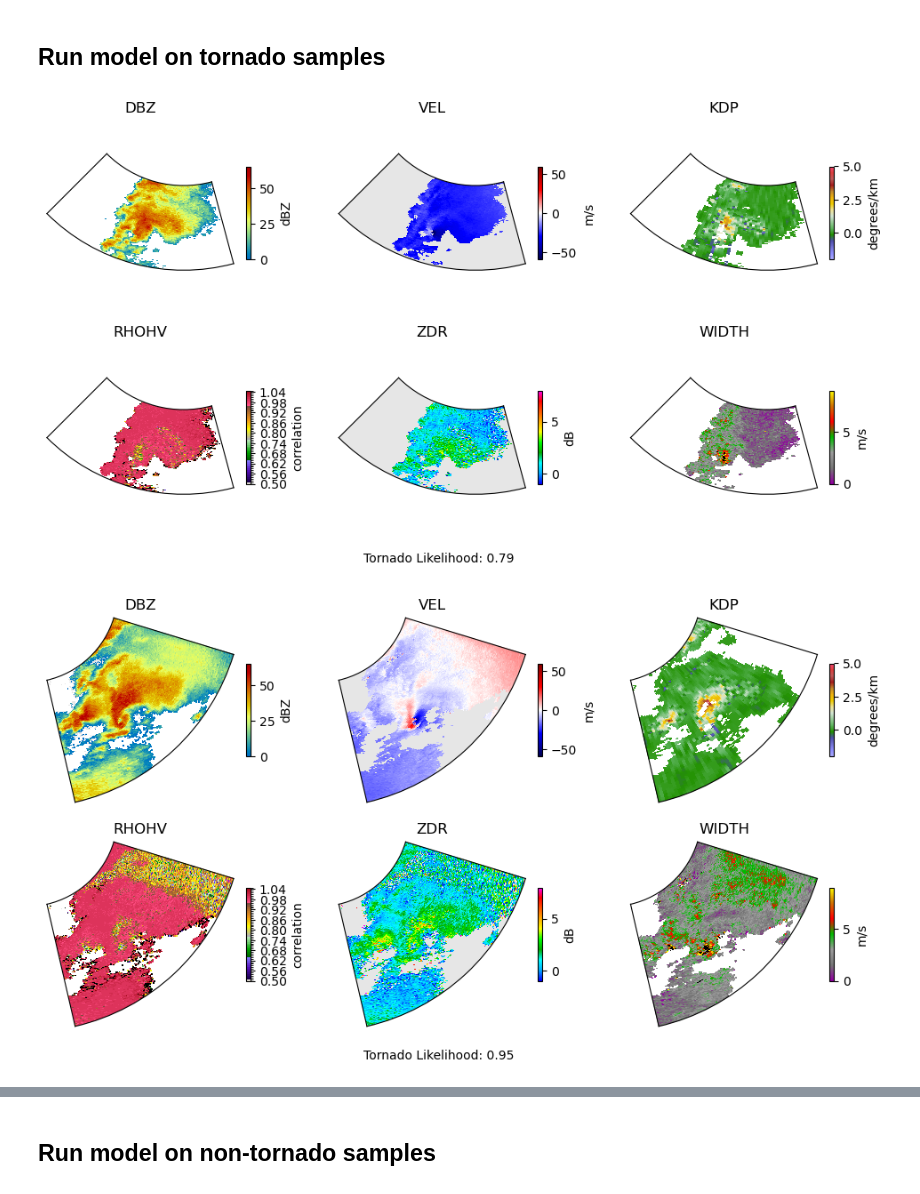
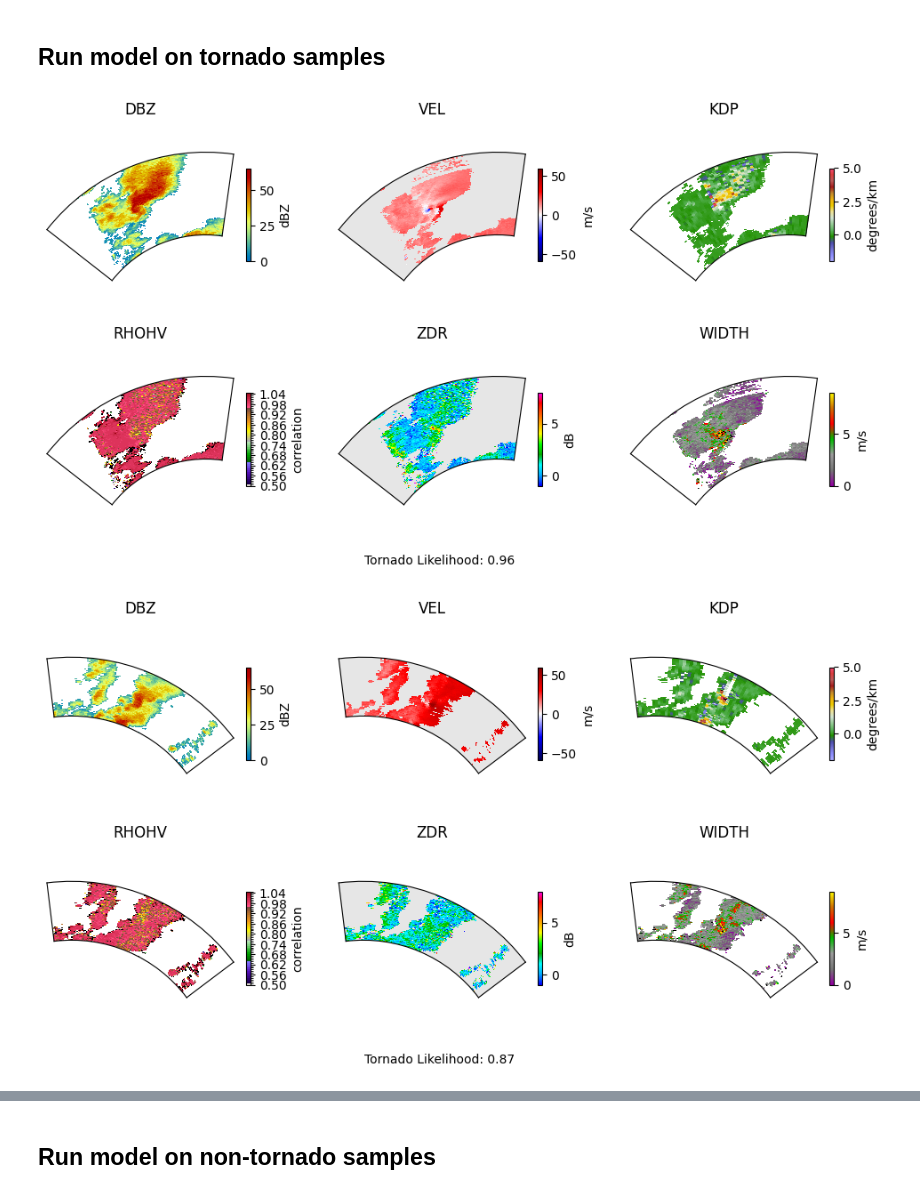
Before and after one commit to mit-ll/tornet, a Jupyter notebook: notebooks/VisualizeSamples.ipynb, the cells around one changed output, grey strips where cells are left out. Cells and saved outputs as stored; diff of their text form; code cells hidden in the pictures.

```diff
--- a/notebooks/VisualizeSamples.ipynb
+++ b/notebooks/VisualizeSamples.ipynb
@@ -36,10 +28,20 @@ To enable the following instructions: AVX2 AVX512F AVX512_VNNI FMA, in other ope
+# %%
+# Download the pretrained model for inference from huggingface
+from huggingface_hub import hf_hub_download
+model_file = hf_hub_download(repo_id="tornet-ml/tornado_detector_baseline_v1",
+                             filename="tornado_detector_baseline.keras")
+
+# Alternatively, you can manually download the .keras file and put in the ../models/ directory
+# https://huggingface.co/tornet-ml/tornado_detector_baseline_v1
+#model_file = '../models/tornado_detector_baseline.keras'
+
+# Load pretrained model
+cnn = keras.models.load_model(model_file,compile=False)
 # %% [markdown]
 ## Run model on tornado samples
 # %%
 # Create test samples
-data_type='test'
-years = [2015]
-
+# Load full catalog and select EF 3+ tornadoes
 data_root=os.environ['TORNET_ROOT']
 
 catalog_path = os.path.join(data_root,'catalog.csv')
@@ -47,46 +49,39 @@ if not os.path.exists(catalog_path):
     raise RuntimeError('Unable to find catalog.csv at '+data_root)
 
 catalog = pd.read_csv(catalog_path,parse_dates=['start_time','end_time'])
-catalog = catalog[catalog['type']==data_type]
-catalog = catalog[catalog.start_time.dt.year.isin(years)]
+catalog=catalog[catalog.ef_number>=3]
 
-# Select EF 3+ tornadoes for testing
-catalog=catalog[catalog.ef_number>=2]
-
-catalog = catalog.sample(frac=1,random_state=1234)
-file_list = [os.path.join(data_root,f) for f in catalog.filename]
-
-ds_test = create_tf_dataset(file_list,variables=ALL_VARIABLES,n_frames=1)
-
-# preprocess
-ds_test = ds_test.map(lambda d: pp.add_coordinates(d,include_az=False,backend=tf))
-ds_test = ds_test.map(pp.remove_time_dim)
-ds_test = ds_test.map(tfpp.split_x_y)
-ds_test = ds_test.prefetch(tf.data.AUTOTUNE)
-ds_test = ds_test.batch(4)
+ds_test = KerasDataLoader(data_root=data_root,
+                         data_type='test',
+                         random_state=1234,
+                         catalog=catalog,
+                         batch_size = 4,
+                         workers = 4,
+                         use_multiprocessing = True)
 # %%
 # grab a batch and run through model
 for x,y in ds_test:
-    p=cnn(x).numpy() # this outputs a logit
+    xin = {k:x[k] for k in cnn.input} # limit to only expected inputs
+    p=cnn.predict(xin,verbose=0) # this outputs a logit
     p = 1/(1+np.exp(-p)) # apply sigmoid to map to [0,1]
     break
 # %%
 # Visualize samples along with model likelihood
 from tornet.display.display import plot_radar
 
 vars_to_plot=['DBZ', 'VEL', 'KDP', 'RHOHV', 'ZDR', 'WIDTH']
 
 for didx in range(4):
     fig = plt.figure(figsize=(12,6),edgecolor='k')
     plot_radar(x,
                fig=fig,
                channels=vars_to_plot,
                include_cbar=True,
                time_idx=didx,
                n_rows=2, n_cols=3)
 
     # Add a caption (optional)
-    fig.text(.5, .05, 'Tornado Likelihood: %.2f' % p[didx] , ha='center');
+    fig.text(.5, .05, 'Tornado Likelihood: %.2f' % p[didx,0] , ha='center');
 # %% [output]
-[figure, old version]
+[figure, new version]
-[figure, old version]
+[figure, new version]
```
Also changed, not shown: parts of 7 cells of this notebook.
